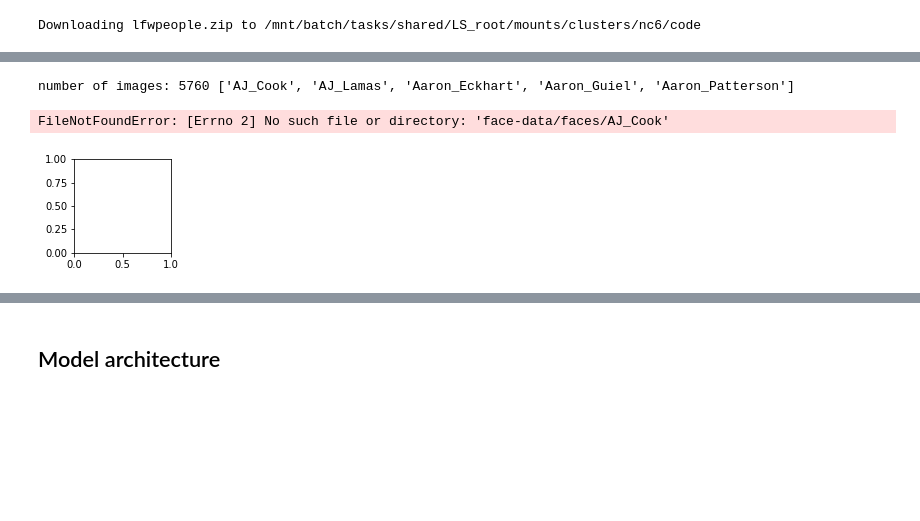
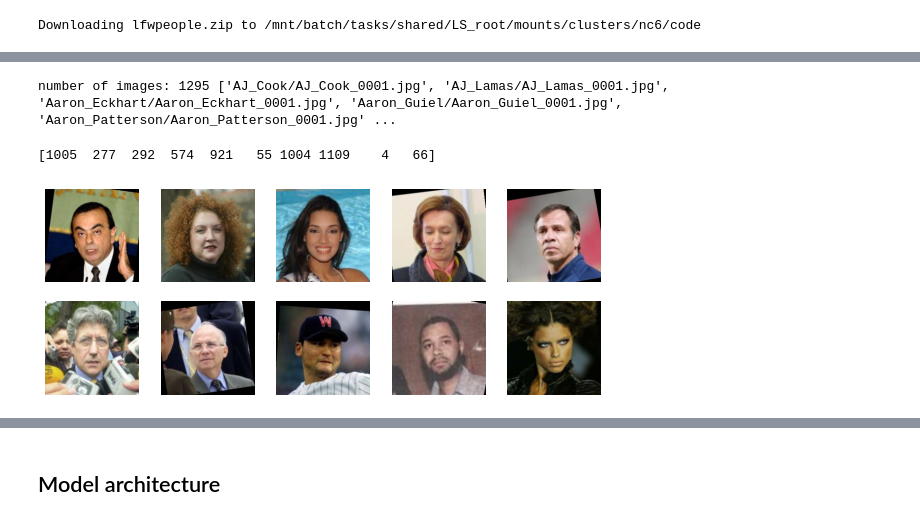
Before and after one commit to Molten-Ice/Deep-Learning, a Jupyter notebook: CycleGan.ipynb, the cells around one changed output, grey strips where cells are left out. Cells and saved outputs as stored; diff of their text form; code cells hidden in the pictures; blank space fills up the shorter version.

```diff
--- a/CycleGan.ipynb
+++ b/CycleGan.ipynb
@@ -65,13 +67,13 @@ with open(kaggle_dir+'/kaggle.json', 'r') as f:
 #     zip_ref.extractall("simpsons-data")
 
 import os
-file_paths = sorted(os.listdir('simpsons-data/cropped'))
-print("number of images:", len(file_paths), file_paths[:5])
+simpson_file_paths = sorted(os.listdir('simpsons-data/cropped'))
+print("number of images:", len(simpson_file_paths), simpson_file_paths[:5])
 # display 10 images
 plt.figure(figsize=(10,10))
 for i in range(10):
     plt.subplot(5,5,i+1)
-    img = plt.imread('simpsons-data/cropped/'+file_paths[i])
+    img = plt.imread('simpsons-data/cropped/'+simpson_file_paths[i])
     plt.imshow(img)
     plt.axis('off')
 plt.show()
@@ -117,15 +99,30 @@ name_folders
+# %%
+names = sorted(os.listdir('lfw_funneled'))
+print("number of people:", len(names), names[:5])
+
+faces_file_paths = []
+counter= 0
+for name in names:
+    images_in_folder = os.listdir('lfw_funneled/'+name)
+    faces_file_paths.extend([name+"/"+x for x in images_in_folder[:2]])
+    counter += 1
+    if counter > 1000: break # Deleted this line to get all the images
+
+print("number of images:", len(faces_file_paths), faces_file_paths[:5])
+# %% [output]
+number of images: 1295 ['AJ_Cook/AJ_Cook_0001.jpg', 'AJ_Lamas/AJ_Lamas_0001.jpg', 'Aaron_Eckhart/Aaron_Eckhart_0001.jpg', 'Aaron_Guiel/Aaron_Guiel_0001.jpg', 'Aaron_Patterson/Aaron_Patterson_0001.jpg' ...
 # %%
-
-
+# 10 random numbers in range 0 to len(faces_file_paths)
+random_indices = np.random.randint(0, len(faces_file_paths), 10)
+print(random_indices)
 # display 10 images
 plt.figure(figsize=(10,10))
 for i in range(10):
     plt.subplot(5,5,i+1)
-    img = plt.imread(file_paths[i])
+    img = plt.imread('lfw_funneled/'+ faces_file_paths[random_indices[i]])
     plt.imshow(img)
     plt.axis('off')
 plt.show()
 # %% [output]
-number of images: 5760 ['AJ_Cook', 'AJ_Lamas', 'Aaron_Eckhart', 'Aaron_Guiel', 'Aaron_Patterson']
+[1005  277  292  574  921   55 1004 1109    4   66]
-FileNotFoundError: [Errno 2] No such file or directory: 'face-data/faces/AJ_Cook'
-[figure, old version]
+[figure, new version]
```
Also changed, not shown: parts of 30 cells of this notebook.
